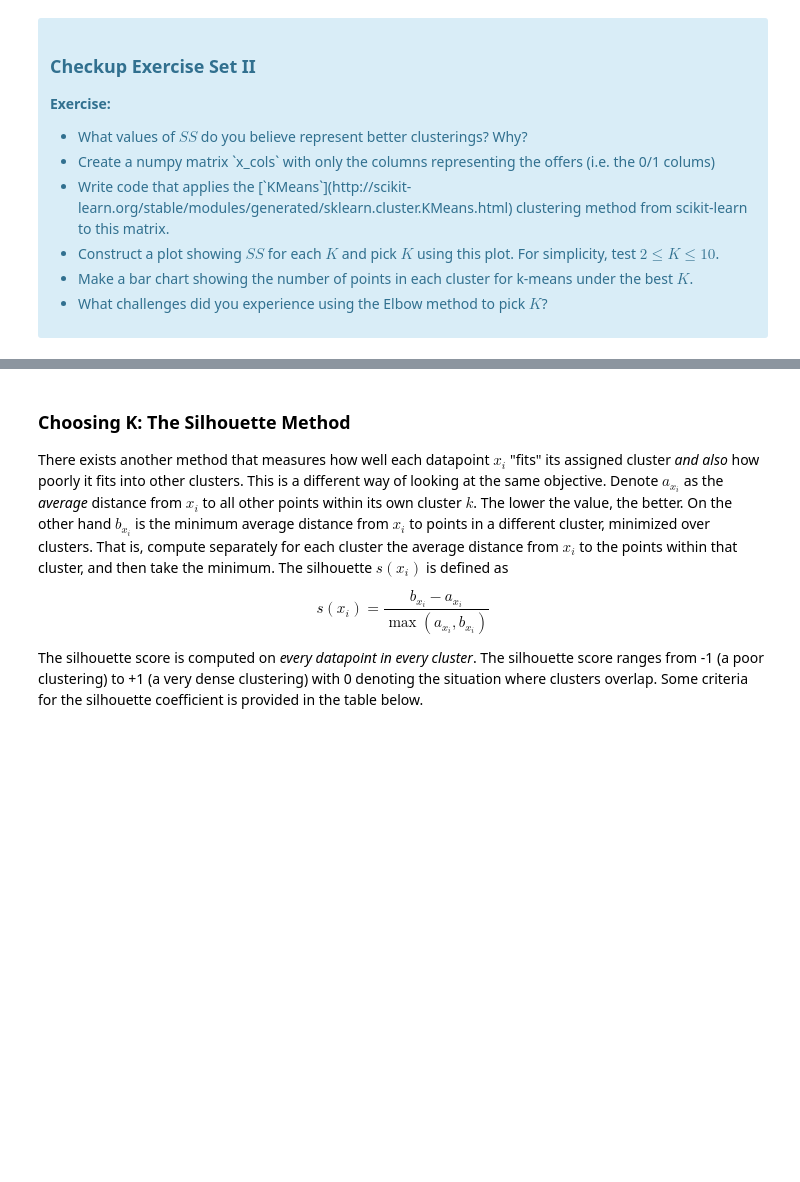
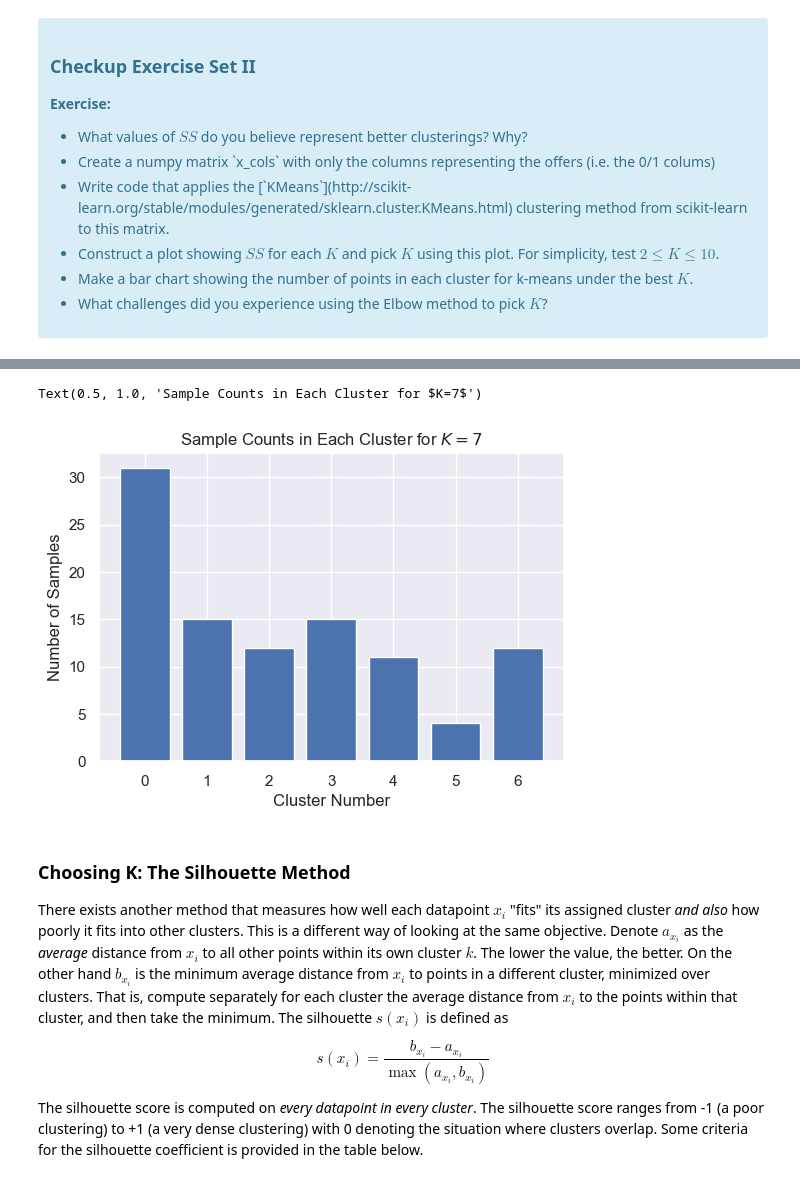
Before and after one commit to chartyboy/mec-mini-projects, a Jupyter notebook: mec-16.2.6-clustering-mini-project/Mini_Project_Clustering.ipynb, the cells around one changed output, grey strips where cells are left out. Saved outputs shown, nothing was run; the diff lists cells and outputs as text; code cells hidden in the pictures; blank space fills up the shorter version.

```diff
--- a/mec-16.2.6-clustering-mini-project/Mini_Project_Clustering.ipynb
+++ b/mec-16.2.6-clustering-mini-project/Mini_Project_Clustering.ipynb
@@ -105,3 +136,15 @@ where $x_i$ is a point, $C_k$ represents cluster $k$ and $\mu_k$ is the centroid
+# %%
+kmeans = KMeans(n_clusters=7, random_state=45)
+x_pred = kmeans.fit_predict(x_cols)
+val, counts = np.unique(x_pred, return_counts=True)
+fig, ax = plt.subplots(figsize=(6,4))
+ax.bar(val, counts)
+ax.set_xlabel('Cluster Number')
+ax.set_ylabel('Number of Samples')
+ax.set_title('Sample Counts in Each Cluster for $K=7$')
+# %% [output]
+Text(0.5, 1.0, 'Sample Counts in Each Cluster for $K=7$')
+[figure, added]
 # %% [markdown]
 ### Choosing K: The Silhouette Method
 
```
Also changed, not shown: parts of 19 cells of this notebook, 2 other files.
